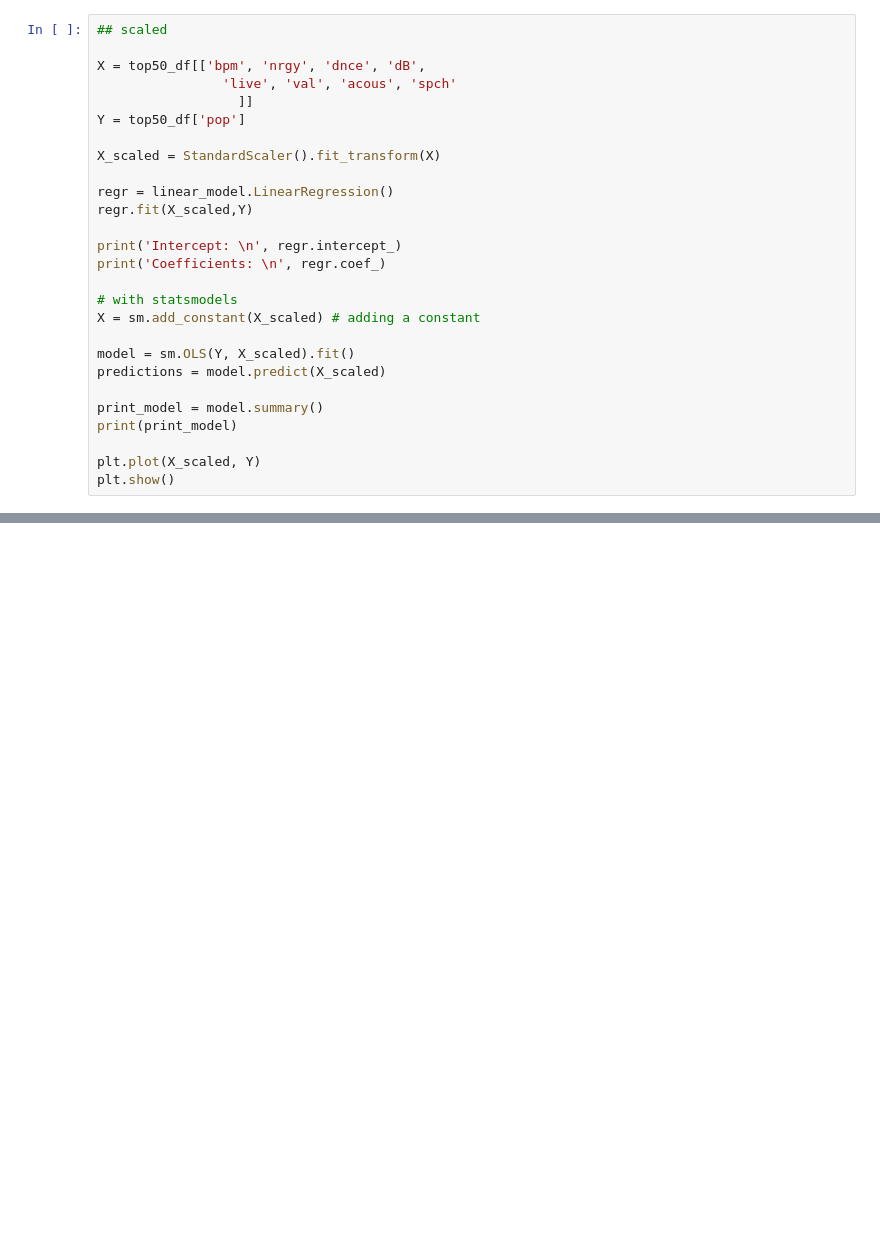
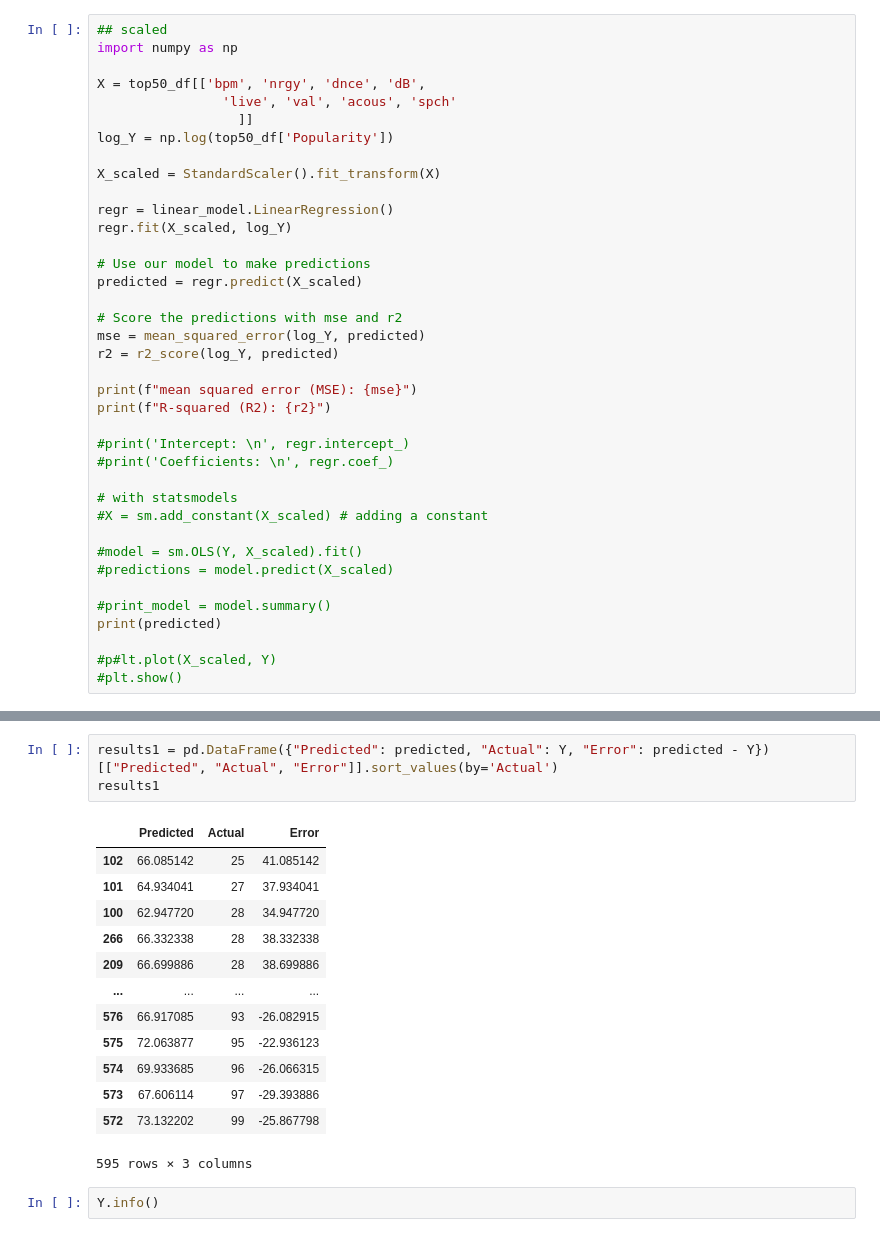
Before and after one commit to AJLozito/Final_Group_Project, a Jupyter notebook: Linear_Regression_2010_2019.ipynb, the cells around one changed output, grey strips where cells are left out. Cells and saved outputs as stored; diff of their text form; blank space fills up the shorter version.

```diff
--- a/Linear_Regression_2010_2019.ipynb
+++ b/Linear_Regression_2010_2019.ipynb
@@ -61,28 +108,39 @@ strong multicollinearity or other numerical problems.
 # %%
 ## scaled
+import numpy as np
 
 X = top50_df[['bpm', 'nrgy', 'dnce', 'dB',
                 'live', 'val', 'acous', 'spch'
                   ]]
-Y = top50_df['pop']
+log_Y = np.log(top50_df['Popularity'])
 
 X_scaled = StandardScaler().fit_transform(X)
 
 regr = linear_model.LinearRegression()
-regr.fit(X_scaled,Y)
+regr.fit(X_scaled, log_Y)
 
-print('Intercept: \n', regr.intercept_)
-print('Coefficients: \n', regr.coef_)
+# Use our model to make predictions
+predicted = regr.predict(X_scaled)
+
+# Score the predictions with mse and r2
+mse = mean_squared_error(log_Y, predicted)
+r2 = r2_score(log_Y, predicted)
+
+print(f"mean squared error (MSE): {mse}")
+print(f"R-squared (R2): {r2}")
+
+#print('Intercept: \n', regr.intercept_)
+#print('Coefficients: \n', regr.coef_)
 
 # with statsmodels
-X = sm.add_constant(X_scaled) # adding a constant
+#X = sm.add_constant(X_scaled) # adding a constant
 
-model = sm.OLS(Y, X_scaled).fit()
-predictions = model.predict(X_scaled)
+#model = sm.OLS(Y, X_scaled).fit()
+#predictions = model.predict(X_scaled)
 
-print_model = model.summary()
-print(print_model)
+#print_model = model.summary()
+print(predicted)
 
-plt.plot(X_scaled, Y)
-plt.show()
+#p#lt.plot(X_scaled, Y)
+#plt.show()
 # %% [output]
@@ -106,0 +164,19 @@ Notes:
+# %%
+results1 = pd.DataFrame({"Predicted": predicted, "Actual": Y, "Error": predicted - Y})[["Predicted", "Actual", "Error"]].sort_values(by='Actual')
+results1
+# %% [output]
+|  | Predicted | Actual | Error |
+| 102 | 66.085142 | 25 | 41.085142 |
+| 101 | 64.934041 | 27 | 37.934041 |
+| 100 | 62.947720 | 28 | 34.947720 |
+| 266 | 66.332338 | 28 | 38.332338 |
+| 209 | 66.699886 | 28 | 38.699886 |
+| ... | ... | ... | ... |
+| 576 | 66.917085 | 93 | -26.082915 |
+| 575 | 72.063877 | 95 | -22.936123 |
+| 574 | 69.933685 | 96 | -26.066315 |
+| 573 | 67.606114 | 97 | -29.393886 |
+| 572 | 73.132202 | 99 | -25.867798 |
+595 rows × 3 columns
+# %%
+Y.info()
```
Also changed, not shown: parts of 10 cells of this notebook.
